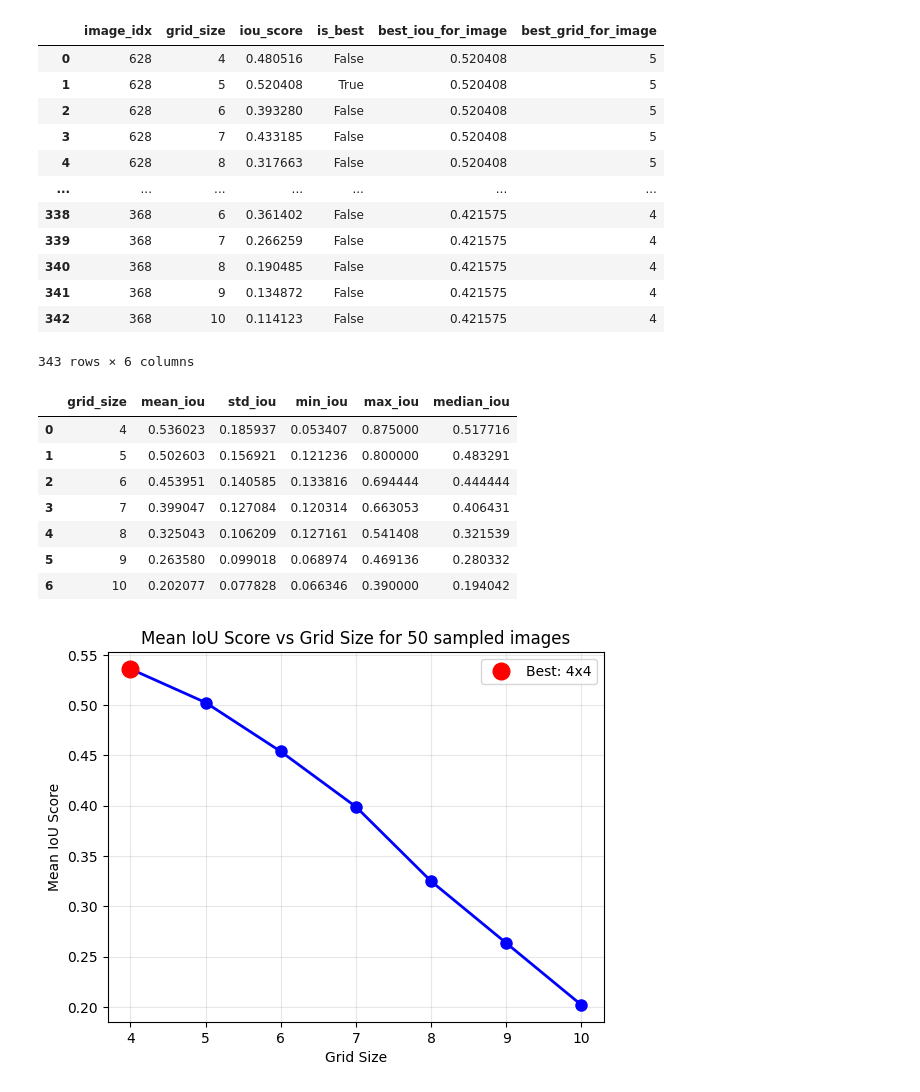
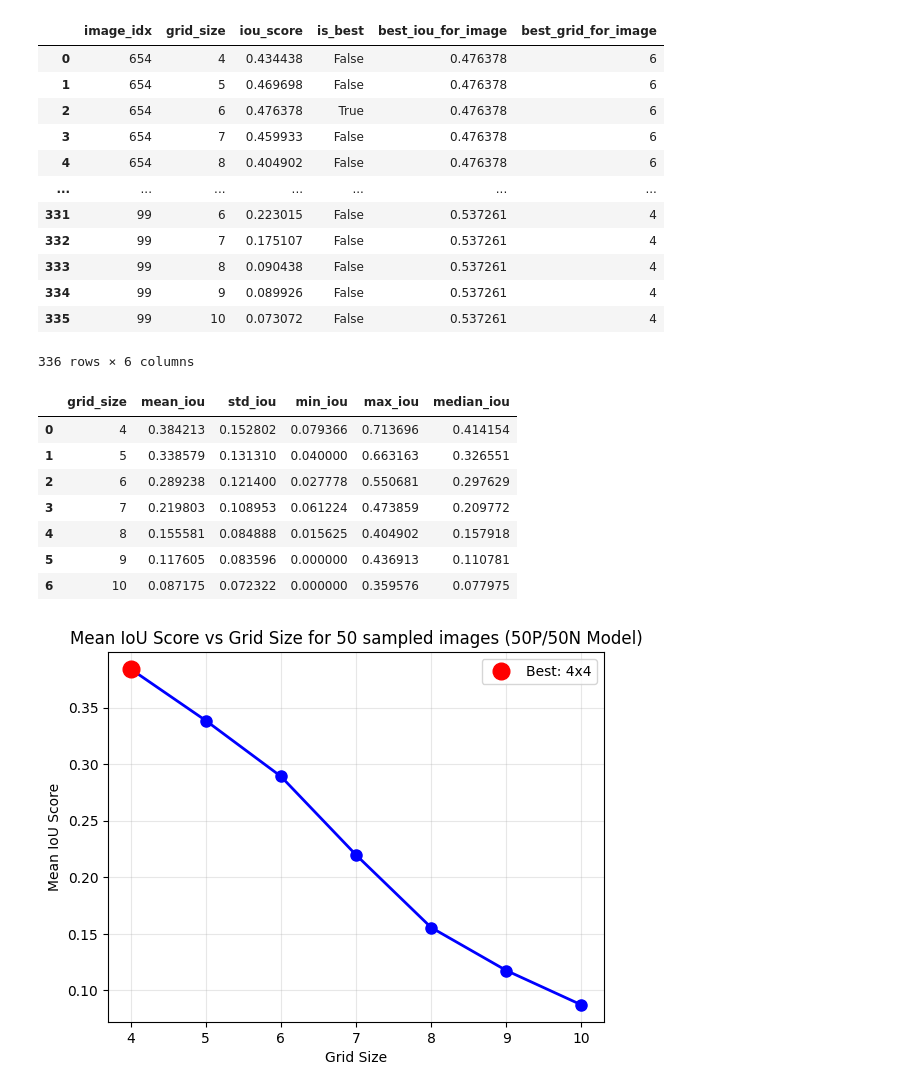
Before and after one commit to Nifdi01/Cancer-Segmentation, a Jupyter notebook: Notebooks/Testing/busi-u-net-test-50p-50n.ipynb, the cells around one changed output. Drawn from its saved outputs; the diff is of its cells as text; code cells hidden in the pictures.

Commit message:
Added Inference notebooks for each model

```diff
--- a/Notebooks/Testing/test.ipynb
+++ b/Notebooks/Testing/busi-u-net-test-50p-50n.ipynb
@@ -26,6 +14,7 @@ model = UNetModel1024(weights="../../Model/zoo/weights/unet-1024-5050.weights.h5
 model = model.load_model()
 output_dir = "../../CROPS"
 image_idx = 10
-mask_threshold = 0.7
-grid_range = (4, 6)
+mask_threshold = 0.5
+grid_range = (4, 10)
+random.seed(42)
 index_range = [random.randint(0, 797) for _ in range(50)]
@@ -127,17 +75,17 @@ def results_to_detailed_dataframe(results, index_range):
 # %%
-df = results_to_detailed_dataframe(results, index_range)
+df = iou_to_dataframe(results, index_range)
 df
 # %% [output]
 |  | image_idx | grid_size | iou_score | is_best | best_iou_for_image | best_grid_for_image |
-| 0 | 628 | 4 | 0.480516 | False | 0.520408 | 5 |
-| 1 | 628 | 5 | 0.520408 | True | 0.520408 | 5 |
-| 2 | 628 | 6 | 0.393280 | False | 0.520408 | 5 |
-| 3 | 628 | 7 | 0.433185 | False | 0.520408 | 5 |
-| 4 | 628 | 8 | 0.317663 | False | 0.520408 | 5 |
+| 0 | 654 | 4 | 0.434438 | False | 0.476378 | 6 |
+| 1 | 654 | 5 | 0.469698 | False | 0.476378 | 6 |
+| 2 | 654 | 6 | 0.476378 | True | 0.476378 | 6 |
+| 3 | 654 | 7 | 0.459933 | False | 0.476378 | 6 |
+| 4 | 654 | 8 | 0.404902 | False | 0.476378 | 6 |
 | ... | ... | ... | ... | ... | ... | ... |
-| 338 | 368 | 6 | 0.361402 | False | 0.421575 | 4 |
-| 339 | 368 | 7 | 0.266259 | False | 0.421575 | 4 |
-| 340 | 368 | 8 | 0.190485 | False | 0.421575 | 4 |
-| 341 | 368 | 9 | 0.134872 | False | 0.421575 | 4 |
-| 342 | 368 | 10 | 0.114123 | False | 0.421575 | 4 |
+| 331 | 99 | 6 | 0.223015 | False | 0.537261 | 4 |
+| 332 | 99 | 7 | 0.175107 | False | 0.537261 | 4 |
+| 333 | 99 | 8 | 0.090438 | False | 0.537261 | 4 |
+| 334 | 99 | 9 | 0.089926 | False | 0.537261 | 4 |
+| 335 | 99 | 10 | 0.073072 | False | 0.537261 | 4 |
-343 rows × 6 columns
+336 rows × 6 columns
@@ -171,35 +92,35 @@ def results_to_summary_dataframe(results):
 # %%
-stats = results_to_summary_dataframe(results)
+stats = get_summary(results)
 stats
 # %% [output]
 |  | grid_size | mean_iou | std_iou | min_iou | max_iou | median_iou |
-| 0 | 4 | 0.536023 | 0.185937 | 0.053407 | 0.875000 | 0.517716 |
-| 1 | 5 | 0.502603 | 0.156921 | 0.121236 | 0.800000 | 0.483291 |
-| 2 | 6 | 0.453951 | 0.140585 | 0.133816 | 0.694444 | 0.444444 |
-| 3 | 7 | 0.399047 | 0.127084 | 0.120314 | 0.663053 | 0.406431 |
-| 4 | 8 | 0.325043 | 0.106209 | 0.127161 | 0.541408 | 0.321539 |
-| 5 | 9 | 0.263580 | 0.099018 | 0.068974 | 0.469136 | 0.280332 |
-| 6 | 10 | 0.202077 | 0.077828 | 0.066346 | 0.390000 | 0.194042 |
+| 0 | 4 | 0.384213 | 0.152802 | 0.079366 | 0.713696 | 0.414154 |
+| 1 | 5 | 0.338579 | 0.131310 | 0.040000 | 0.663163 | 0.326551 |
+| 2 | 6 | 0.289238 | 0.121400 | 0.027778 | 0.550681 | 0.297629 |
+| 3 | 7 | 0.219803 | 0.108953 | 0.061224 | 0.473859 | 0.209772 |
+| 4 | 8 | 0.155581 | 0.084888 | 0.015625 | 0.404902 | 0.157918 |
+| 5 | 9 | 0.117605 | 0.083596 | 0.000000 | 0.436913 | 0.110781 |
+| 6 | 10 | 0.087175 | 0.072322 | 0.000000 | 0.359576 | 0.077975 |
 # %%
 df_sorted = stats.sort_values('grid_size')
 grid_sizes = df_sorted['grid_size'].tolist()
 mean_ious = df_sorted['mean_iou'].tolist()
 
 plt.plot(grid_sizes, mean_ious, 'bo-', linewidth=2, markersize=8)
 plt.xlabel('Grid Size')
 plt.ylabel('Mean IoU Score')
-plt.title('Mean IoU Score vs Grid Size for 50 sampled images')
+plt.title(f'Mean IoU Score vs Grid Size for {len(index_range)} sampled images (50P/50N Model)')
 plt.grid(True, alpha=0.3)
 plt.xticks(grid_sizes)
 
 # Highlight best grid size
 best_idx = df_sorted['mean_iou'].idxmax()
 best_grid_size = df_sorted.loc[best_idx, 'grid_size']
 best_mean_iou = df_sorted.loc[best_idx, 'mean_iou']
 
 plt.plot(best_grid_size, best_mean_iou, 'ro', markersize=12,
          label=f'Best: {best_grid_size}x{best_grid_size}')
 plt.legend()
 plt.show()
 # %% [output]
-[figure, old version]
+[figure, new version]
```
Also changed, not shown: parts of 7 cells of this notebook, 1 other file.
